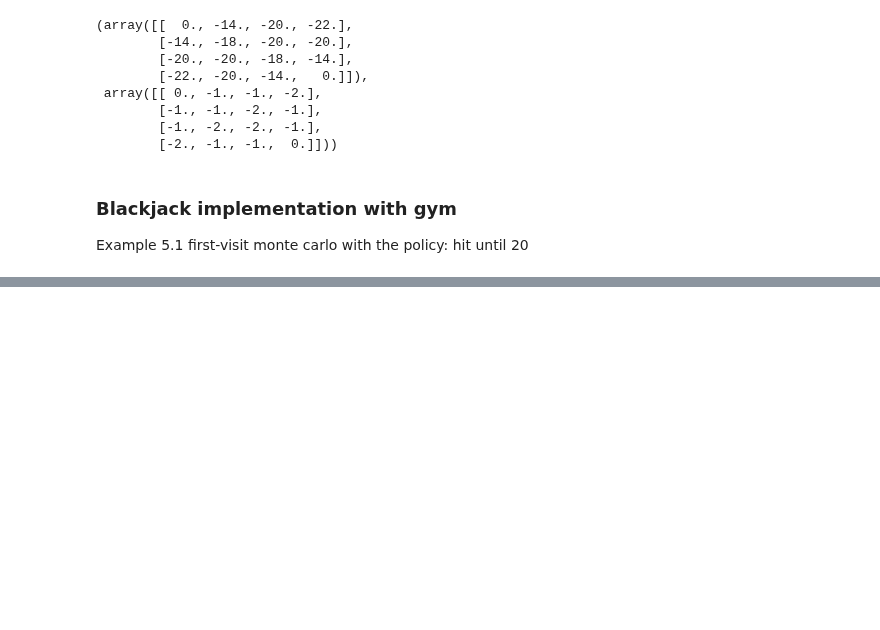
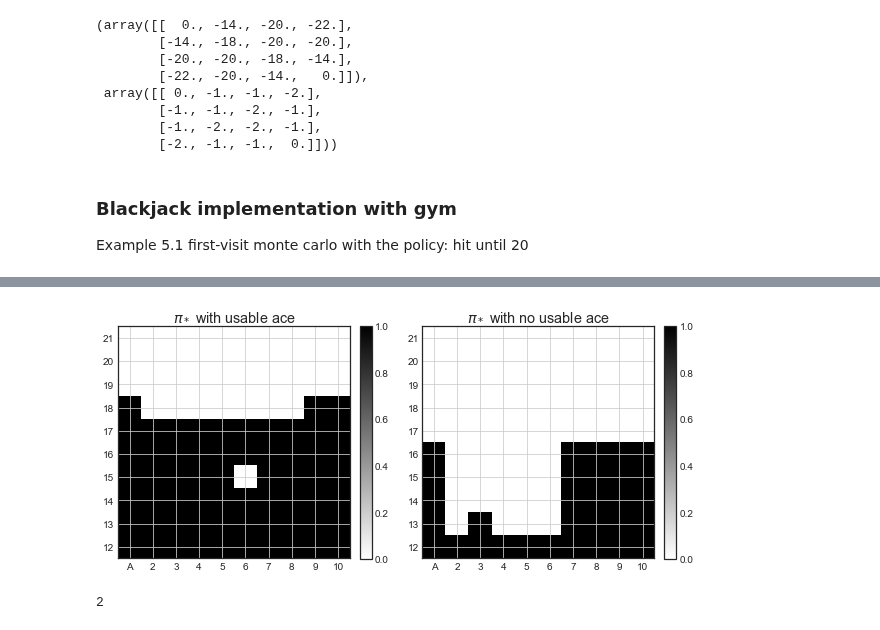
Before and after one commit to ha5ha6/judy_blog, a Jupyter notebook: _notebooks/basicRL.ipynb, the cells around one changed output, grey strips where cells are left out. Drawn from its saved outputs; the diff is of its cells as text; code cells hidden in the pictures; blank space fills up the shorter version.

```diff
--- a/_notebooks/basicRL.ipynb
+++ b/_notebooks/basicRL.ipynb
@@ -309,0 +372,54 @@ plt.savefig('blackjack_fvmc.png',dpi=350)
+# %%
+def plot_policy(Q):
+
+    player_sum=np.arange(21,11,-1)
+    dealer_show=np.arange(1,10+1)
+
+    X,Y=np.meshgrid(dealer_show,player_sum)
+
+    pi_ace=np.zeros((len(dealer_show),len(player_sum)))
+    pi_noace=np.zeros((len(dealer_show),len(player_sum)))
+
+    for (p,d,ace),q in Q.items():
+        if ace==1:
+            pi_ace[21-p,d-1]=np.argmax(q)
+        elif ace==0 and p>11:
+            pi_noace[21-p,d-1]=np.argmax(q)
+
+    plt.style.use('seaborn-white')
+
+    fig=plt.figure(figsize=(10,6))
+    x_ticks_labels = ['A','2','3','4','5','6','7','8','9','10','11']
+    y_ticks_labels = ['21','20','19','18','17','16','15','14','13','12','11']
+
+    ax1=fig.add_subplot(1,2,1)
+    ax1.set_aspect('equal', adjustable='box')
+    ax1.set_xticks(np.arange(0,11,1))
+    ax1.set_yticks(np.arange(0,11,1))
+    ax1.set_xticklabels(x_ticks_labels)
+    ax1.set_yticklabels(y_ticks_labels)
+    plt.grid()
+    im=plt.imshow(pi_ace,cmap='gray_r')
+    plt.colorbar(im,fraction=0.046, pad=0.04)
+    plt.title('$\pi_*$ usable ace')
+
+    ax2=fig.add_subplot(1,2,2)
+    ax2.set_aspect('equal', adjustable='box')
+    ax2.set_xticks(np.arange(0,11,1))
+    ax2.set_yticks(np.arange(0,11,1))
+    ax2.set_xticklabels(x_ticks_labels)
+    ax2.set_yticklabels(y_ticks_labels)
+    plt.grid()
+    im=plt.imshow(pi_noace,cmap='gray_r')
+    #plt.colorbar()
+    plt.colorbar(im,fraction=0.046, pad=0.04)
+    plt.title('$\pi_*$ no usable ace')
+
+plot_policy(Q)
+plt.savefig('blackjack_pi_mces.png',dpi=350)
+# %% [output]
+[figure, added]
+# %%
+env.action_space.n
+# %% [output]
+2
```
Also changed, not shown: parts of 11 cells of this notebook, 4 other files.
